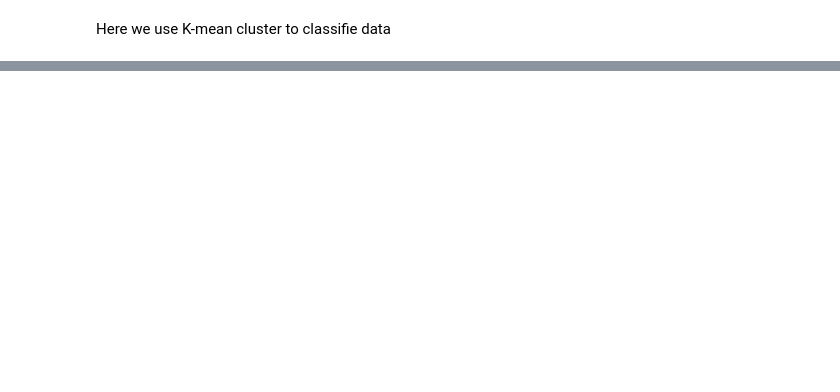
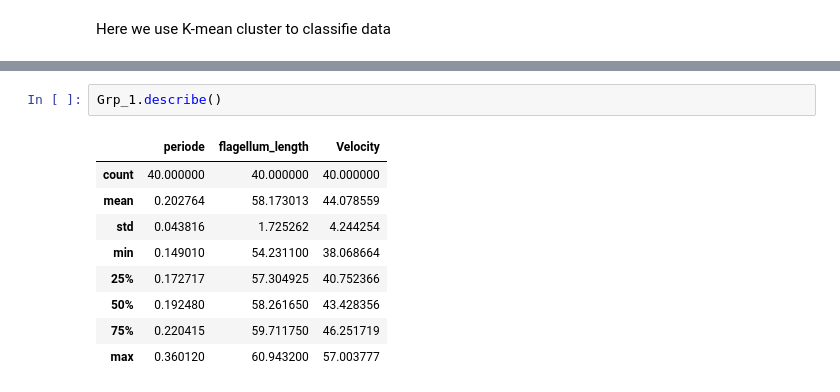
Before and after one commit to chahid001/Project-optimal-spespe-for-the-challenge-2-of-the-HACKATHON-inFer-GW4-network-Fertility-In-Vitro-, a Jupyter notebook: jup.ipynb, the cells around one changed output, grey strips where cells are left out. Drawn from its saved outputs; the diff is of its cells as text; blank space fills up the shorter version.

```diff
--- a/jup.ipynb
+++ b/jup.ipynb
@@ -74,0 +156,12 @@ u_labels = np.unique(label)
+# %%
+Grp_1.describe()
+# %% [output]
+|  | periode | flagellum_length | Velocity |
+| count | 40.000000 | 40.000000 | 40.000000 |
+| mean | 0.202764 | 58.173013 | 44.078559 |
+| std | 0.043816 | 1.725262 | 4.244254 |
+| min | 0.149010 | 54.231100 | 38.068664 |
+| 25% | 0.172717 | 57.304925 | 40.752366 |
+| 50% | 0.192480 | 58.261650 | 43.428356 |
+| 75% | 0.220415 | 59.711750 | 46.251719 |
+| max | 0.360120 | 60.943200 | 57.003777 |
```
Also changed, not shown: parts of 10 cells of this notebook.
